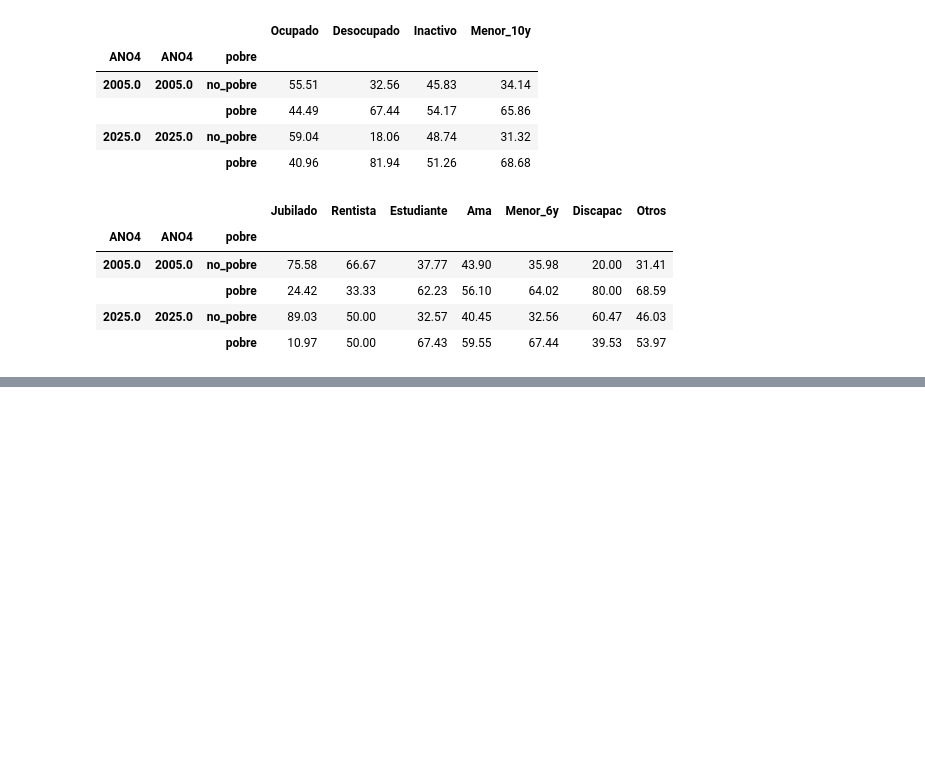
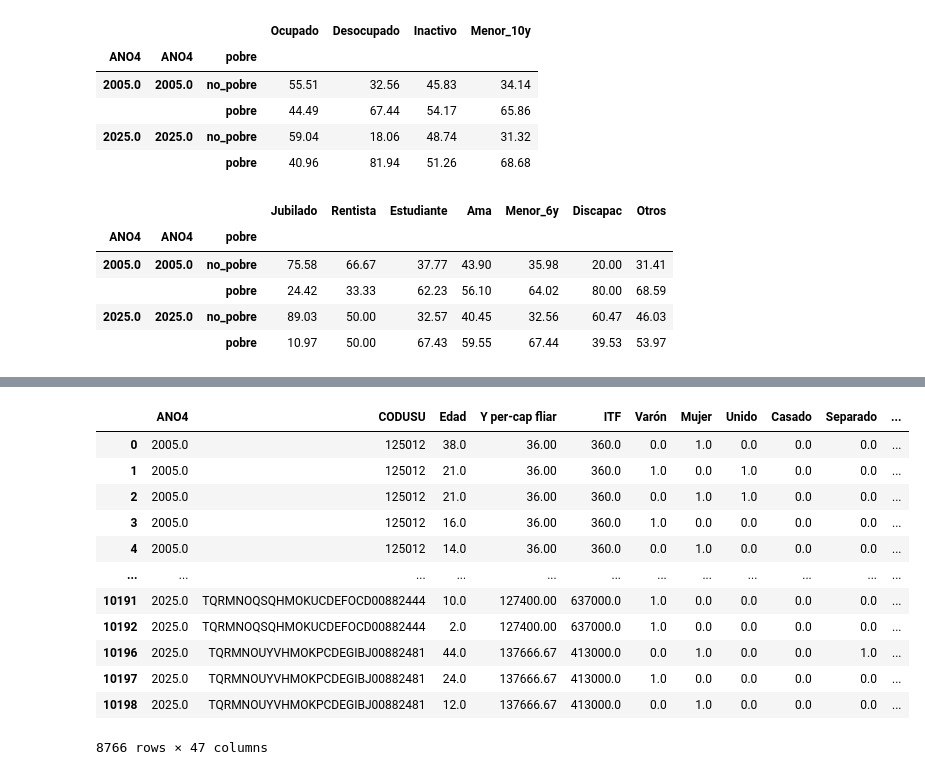
Before and after one commit to StefanoPistoia/Big-Data-Grupo-2, a Jupyter notebook: TP2/BigData_TP2_Grupo2.ipynb, the cells around one changed output, grey strips where cells are left out. Cells and saved outputs as stored; diff of their text form; code cells hidden in the pictures; blank space fills up the shorter version.

```diff
--- a/TP2/BigData_TP2_Grupo2.ipynb
+++ b/TP2/BigData_TP2_Grupo2.ipynb
@@ -1216,0 +1318,16 @@ stats(['Jubilado', 'Rentista', 'Estudiante', 'Ama', 'Menor_6y','Discapac', 'Otro
+# %%
+respondieron
+# %% [output]
+|  | ANO4 | CODUSU | Edad | Y per-cap fliar | ITF | Varón | Mujer | Unido | Casado | Separado | ... |
+| 0 | 2005.0 | 125012 | 38.0 | 36.00 | 360.0 | 0.0 | 1.0 | 0.0 | 0.0 | 0.0 | ... |
+| 1 | 2005.0 | 125012 | 21.0 | 36.00 | 360.0 | 1.0 | 0.0 | 1.0 | 0.0 | 0.0 | ... |
+| 2 | 2005.0 | 125012 | 21.0 | 36.00 | 360.0 | 0.0 | 1.0 | 1.0 | 0.0 | 0.0 | ... |
+| 3 | 2005.0 | 125012 | 16.0 | 36.00 | 360.0 | 1.0 | 0.0 | 0.0 | 0.0 | 0.0 | ... |
+| 4 | 2005.0 | 125012 | 14.0 | 36.00 | 360.0 | 0.0 | 1.0 | 0.0 | 0.0 | 0.0 | ... |
+| ... | ... | ... | ... | ... | ... | ... | ... | ... | ... | ... | ... |
+| 10191 | 2025.0 | TQRMNOQSQHMOKUCDEFOCD00882444 | 10.0 | 127400.00 | 637000.0 | 1.0 | 0.0 | 0.0 | 0.0 | 0.0 | ... |
+| 10192 | 2025.0 | TQRMNOQSQHMOKUCDEFOCD00882444 | 2.0 | 127400.00 | 637000.0 | 1.0 | 0.0 | 0.0 | 0.0 | 0.0 | ... |
+| 10196 | 2025.0 | TQRMNOUYVHMOKPCDEGIBJ00882481 | 44.0 | 137666.67 | 413000.0 | 0.0 | 1.0 | 0.0 | 0.0 | 1.0 | ... |
+| 10197 | 2025.0 | TQRMNOUYVHMOKPCDEGIBJ00882481 | 24.0 | 137666.67 | 413000.0 | 1.0 | 0.0 | 0.0 | 0.0 | 0.0 | ... |
+| 10198 | 2025.0 | TQRMNOUYVHMOKPCDEGIBJ00882481 | 12.0 | 137666.67 | 413000.0 | 0.0 | 1.0 | 0.0 | 0.0 | 0.0 | ... |
+8766 rows × 47 columns
```
Also changed, not shown: parts of 5 cells of this notebook.
